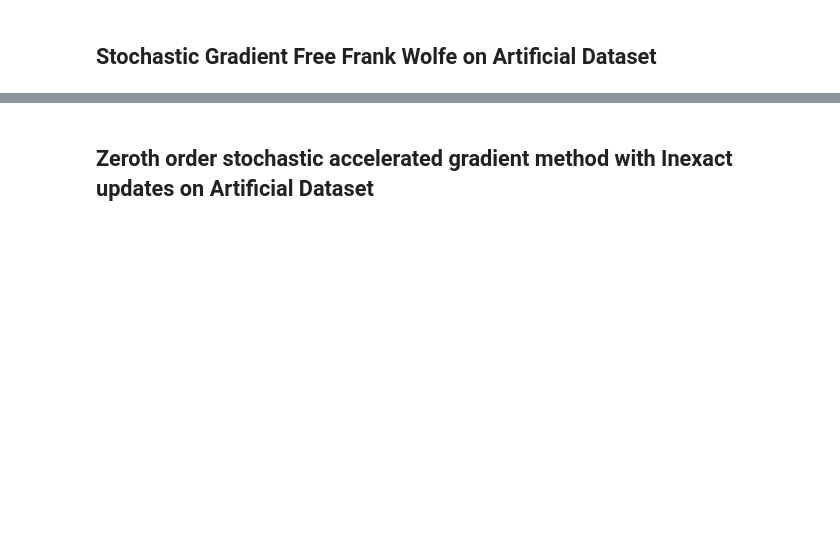
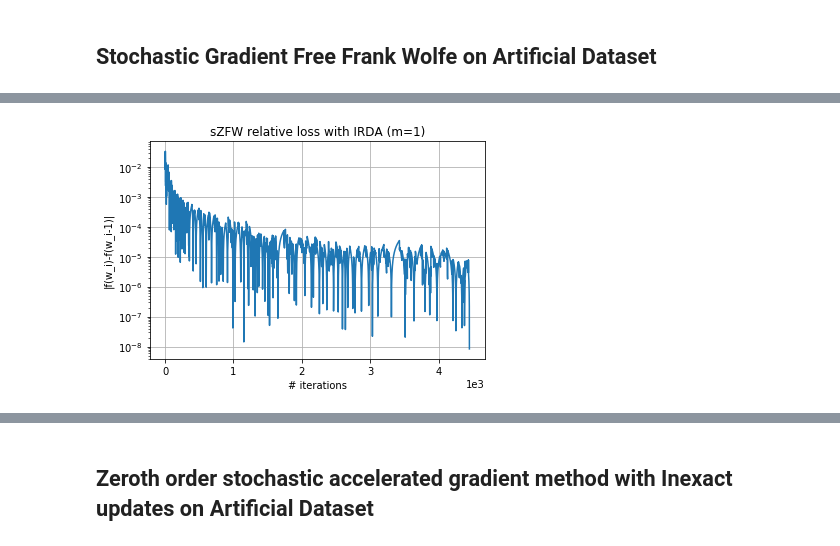
Before and after one commit to liacov/OPTproj, a Jupyter notebook: notebooks/LassoRegression.ipynb, the cells around one changed output, grey strips where cells are left out. Saved outputs shown, nothing was run; the diff lists cells and outputs as text; code cells hidden in the pictures; blank space fills up the shorter version.

```diff
--- a/notebooks/LassoRegression.ipynb
+++ b/notebooks/LassoRegression.ipynb
@@ -489,12 +562,14 @@ fpred, f, w, mean, t, lossm1ad, f_valuessm1ad = stochasticZFW(F, d, w0, method =
 # %%
 plt.plot(lossm1ad)
 plt.yscale("log")
 plt.ylabel("|f(w_i)-f(w_i-1)|")
 plt.ticklabel_format(axis="x", style="sci", scilimits=(0,0))
 plt.xlabel("# iterations")
-plt.title("sZFW with IRDA (m=1) relative loss")
+plt.title("sZFW relative loss with IRDA (m=1)")
 plt.grid()
 plt.savefig("../Figures_Lasso_Problem/ArtificialDataset/sZFW_IRDSAm1_relative_loss", dpi=400)
+# %% [output]
+[figure, added]
 # %%
 plt.plot(f_valuessm1ad - f_star)
 plt.yscale("log")
```
Also changed, not shown: parts of 23 cells of this notebook, 17 other files.
